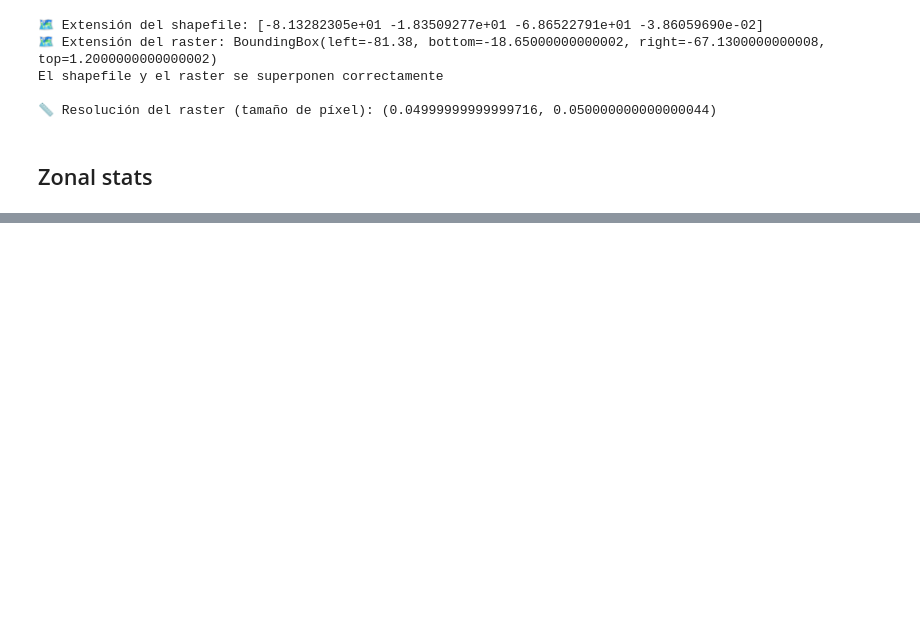
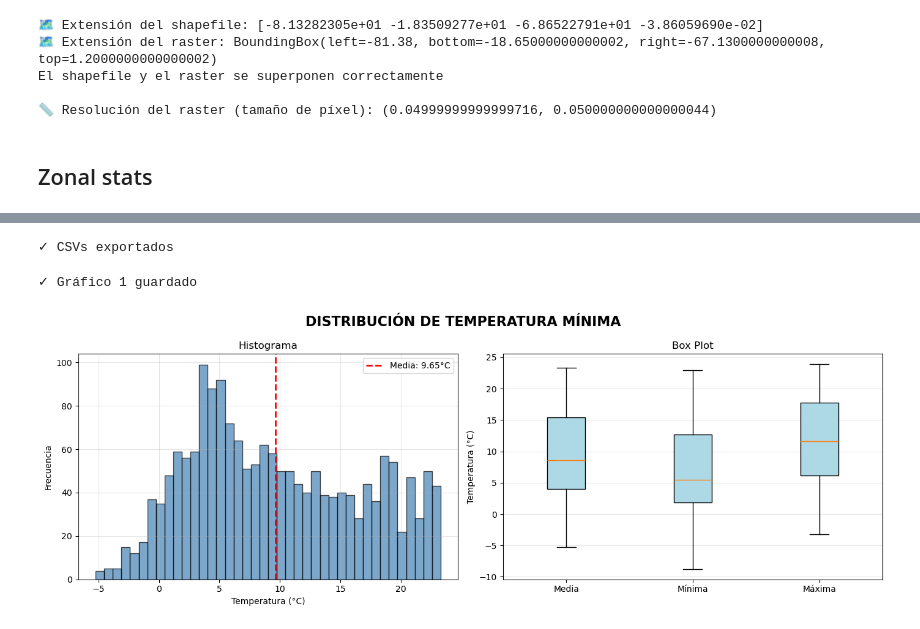
Before and after one commit to danielamartuccelli/Minimum-Temperature-Raster, a Jupyter notebook: data/data.ipynb, the cells around one changed output, grey strips where cells are left out. Saved outputs shown, nothing was run; the diff lists cells and outputs as text; code cells hidden in the pictures; blank space fills up the shorter version.

```diff
--- a/data/data.ipynb
+++ b/data/data.ipynb
@@ -167,0 +231,43 @@ El shapefile y el raster se superponen correctamente
+# %%
+df.to_csv('estadisticas_completas.csv', index=False, encoding='utf-8-sig')
+df.nsmallest(20, 'Temp_Media').to_csv('top20_mas_frios.csv', index=False, encoding='utf-8-sig')
+print("✓ CSVs exportados")
+# %% [output]
+✓ CSVs exportados
+# %%
+# At least 3 plots: distribution, ranking, and a static map.
+# ========== GRÁFICO 1: DISTRIBUCIÓN ==========
+fig, axes = plt.subplots(1, 2, figsize=(14, 5))
+fig.suptitle('DISTRIBUCIÓN DE TEMPERATURA MÍNIMA', fontsize=16, fontweight='bold')
+
+# Limpiar datos para el histograma
+temp_media_limpia = df['Temp_Media'].dropna()
+axes[0].hist(temp_media_limpia, bins=40, color='steelblue', alpha=0.7, edgecolor='black')
+axes[0].axvline(temp_media_limpia.mean(), color='red', linestyle='--', linewidth=2,
+                label=f"Media: {temp_media_limpia.mean():.2f}°C")
+axes[0].set_xlabel('Temperatura (°C)')
+axes[0].set_ylabel('Frecuencia')
+axes[0].set_title('Histograma')
+axes[0].legend()
+axes[0].grid(alpha=0.3)
+
+# Limpiar datos para boxplot (eliminar NaN)
+datos_box = [df['Temp_Media'].dropna(),
+             df['Temp_Min'].dropna(),
+             df['Temp_Max'].dropna()]
+bp = axes[1].boxplot(datos_box,
+                     labels=['Media', 'Mínima', 'Máxima'],
+                     patch_artist=True)
+for patch in bp['boxes']:
+    patch.set_facecolor('lightblue')
+axes[1].set_ylabel('Temperatura (°C)')
+axes[1].set_title('Box Plot')
+axes[1].grid(alpha=0.3, axis='y')
+
+plt.tight_layout()
+plt.savefig('01_distribucion.png', dpi=300, bbox_inches='tight')
+print("✓ Gráfico 1 guardado")
+plt.show()
+# %% [output]
+✓ Gráfico 1 guardado
+[figure, added]
```
Also changed, not shown: parts of 5 cells of this notebook.
